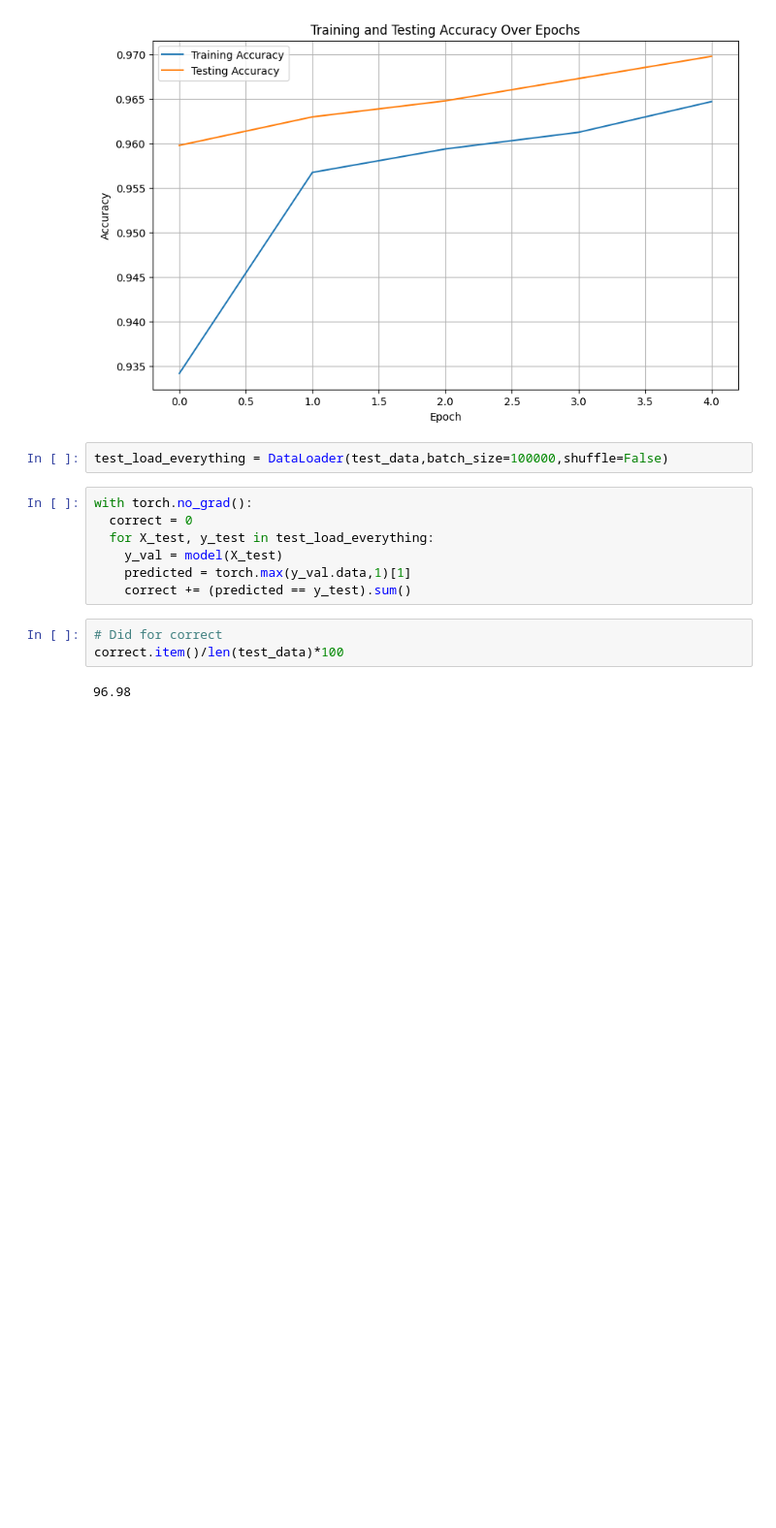
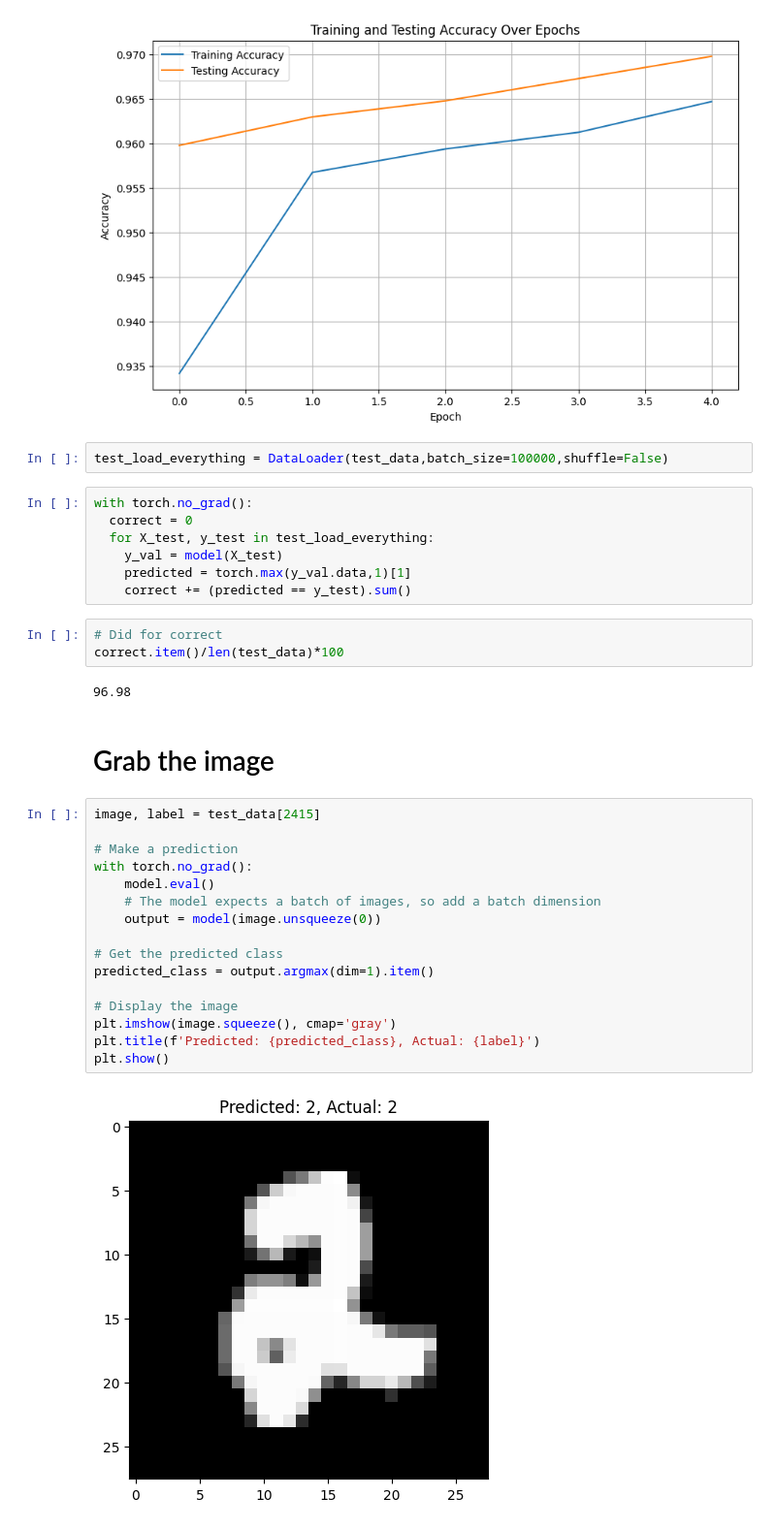
Before and after one commit to denishkanani/Deep-Learning-With-PyTorch, a Jupyter notebook: Deep_Learning_with_PyTorch.ipynb, the cells around one changed output. Shown at 97% size. Drawn from its saved outputs; the diff is of its cells as text; blank space fills up the shorter version.

Commit message:
predict the image

```diff
--- a/Deep_Learning_with_PyTorch.ipynb
+++ b/Deep_Learning_with_PyTorch.ipynb
@@ -717,3 +717,23 @@ with torch.no_grad():
 correct.item()/len(test_data)*100
 # %% [output]
 96.98
+# %% [markdown]
+# Grab the image
+# %%
+image, label = test_data[2415]
+
+# Make a prediction
+with torch.no_grad():
+    model.eval()
+    # The model expects a batch of images, so add a batch dimension
+    output = model(image.unsqueeze(0))
+
+# Get the predicted class
+predicted_class = output.argmax(dim=1).item()
+
+# Display the image
+plt.imshow(image.squeeze(), cmap='gray')
+plt.title(f'Predicted: {predicted_class}, Actual: {label}')
+plt.show()
+# %% [output]
+[figure, added]
```
